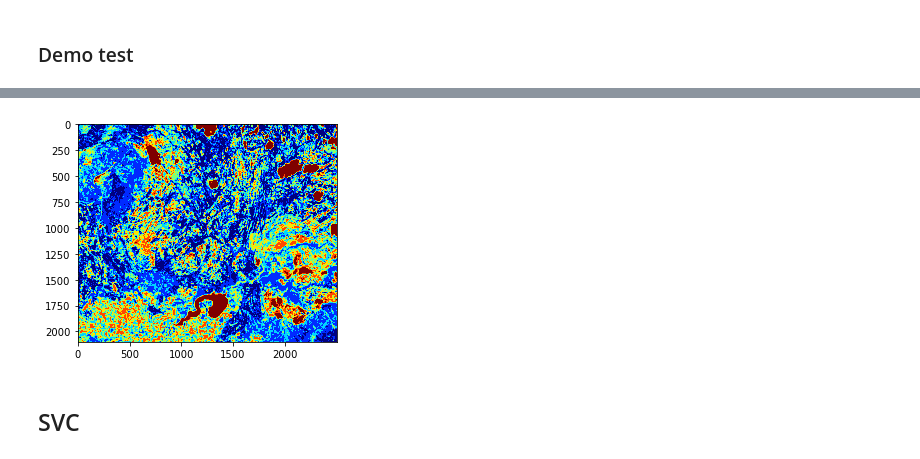
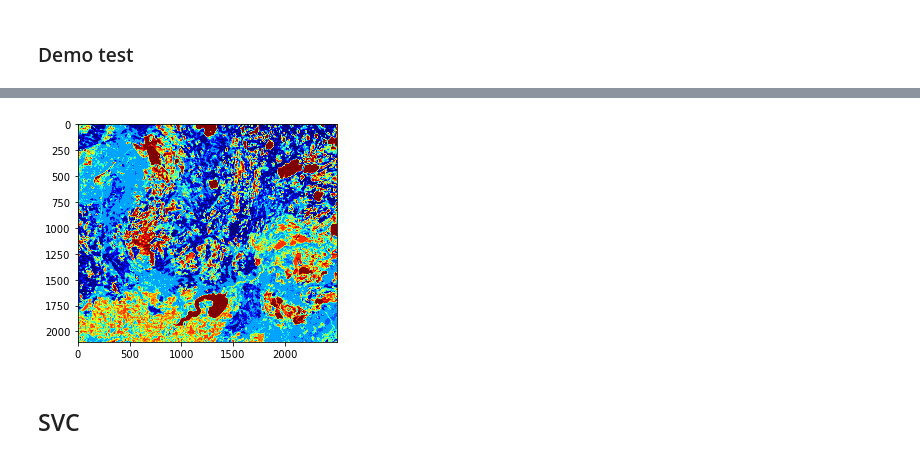
Before and after one commit to fynnweaver/Land_Cover_Classification, a Jupyter notebook: Code.ipynb, the cells around one changed output, grey strips where cells are left out. Cells and saved outputs as stored; diff of their text form; code cells hidden in the pictures.

```diff
--- a/Code.ipynb
+++ b/Code.ipynb
@@ -377,8 +475,7 @@ group_folder = 'base_run/'
 # %% [markdown]
 ## Random Forest
 # %%
-forest = RandomForestClassifier(random_state = 0,  n_estimators = 300, max_depth = 25, max_features = 2).fit(X_train, y_train)
-
+forest = RandomForestClassifier(random_state = 0, n_estimators = 300, max_depth = 15, max_features = 2).fit(X_train, y_train)
 #get accuracy
 forest_pred = forest.predict(X_test)
 print(accuracy_score(y_test, forest_pred))
@@ -472,10 +570,28 @@ ax2.imshow(recon_gauss)
+# %%
+demo_raw = gdal_to_dataframe('../data_tests/demo/raws', nrcan_name = 'land_cover.tif', index = [0, 3])
 # %%
-gauss_demo = gaussian_raws('../data_tests/demo/raws', nrcan_name = 'land_cover.tif', index = [0, 3])
+gauss_demo = filter_raws('../data_tests/demo/raws', nrcan_name = 'land_cover.tif', index = [0, 3])
+
+#concat gauss and raw
+gauss_demo_reset = gauss_demo.drop('y', axis = 1)
+#rename gauss columns
+gauss_names = [f'{name}g' for name in gauss_demo_reset.columns]
+gauss_demo_reset.columns = gauss_names
+#reset indices
+demo_raw.reset_index(inplace=True, drop=True)
+gauss_demo_reset.reset_index(inplace=True, drop=True)
+merged_df = pd.concat([demo_raw, gauss_demo_reset], axis = 1)
 
 #select X values from gaussian dataframe
-X_demo = gauss_demo.drop('y', axis = 1)
+X_demo = merged_df.drop('y', axis = 1)
 X_demo.head()
 
 #reshape to use y_demo with gaussian X
 y_demo = y_demo.values.reshape(2500, 2100).T
 y_demo = y_demo.flatten()
+# %%
+X_demo = add_layers(X_demo)
+X_demo = replace_values(X_demo)
+
+#remove raw values
+#X_demo = X_demo.iloc[:, 12:]
@@ -499,9 +634,9 @@ cm_forest_fig.plot(ax = ax)
 # %%
 #plot demo prediction map
 map_pred = np.asarray(demo_pred).reshape(2100, 2500)
-cmap = cm.get_cmap('jet', 7)    # 11 discrete colors
+cmap = cm.get_cmap('jet', 15)    # 11 discrete colors
 prediction_map = plt.imshow(map_pred, cmap=cmap)
 # %% [output]
-[figure, old version]
+[figure, new version]
 # %%
 #save confusion matrix
```
Also changed, not shown: parts of 36 cells of this notebook, 9 other files.
